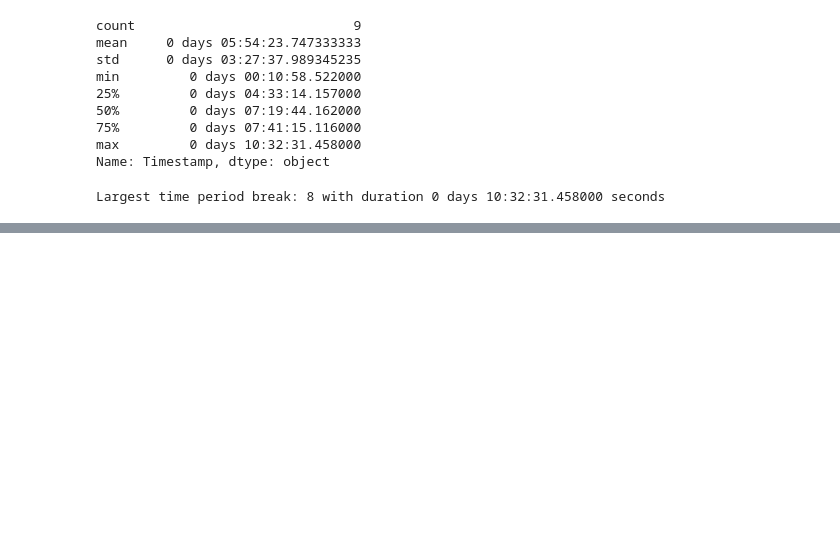
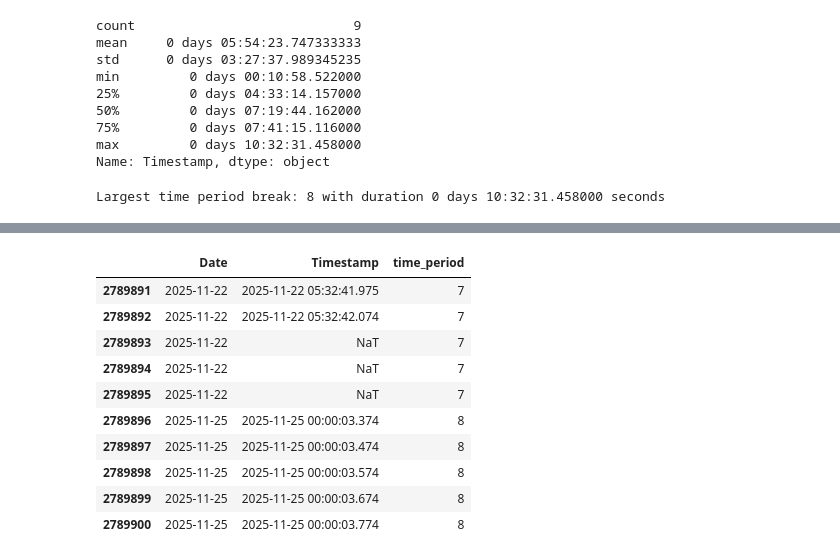
Before and after one commit to shaoyinz/Traxen_Driver_Override, a Jupyter notebook: jupyter_notebooks/override.ipynb, the cells around one changed output, grey strips where cells are left out. Cells and saved outputs as stored; diff of their text form; code cells hidden in the pictures; blank space fills up the shorter version.

```diff
--- a/jupyter_notebooks/override.ipynb
+++ b/jupyter_notebooks/override.ipynb
@@ -250,6 +265,6 @@ periods.head()
 # %%
 # average amount of time of each time period
-period_durations = periods['Timestamp'].agg(lambda x: x.max() - x.min())
+period_durations = test1.groupby("time_period")["Timestamp"].agg(lambda x: x.max() - x.min())
 print(period_durations.describe())
 # %% [output]
 count                            9
@@ -274,6 +289,6 @@ view = pd.concat([
 	test1[test1['time_period'] == largest_break_idx - 1].tail(),
 	test1[test1['time_period'] == largest_break_idx].head()
 ])
-view[['Date', 'Timestamp', 'time_period', 'elapsed_s']]
+view[['Date', 'Timestamp', 'time_period']]
 # %% [output]
 Largest time period break: 8 with duration 0 days 10:32:31.458000 seconds
@@ -281,3 +295,14 @@ KeyError: "['elapsed_s'] not in index"
+|  | Date | Timestamp | time_period |
+| 2789891 | 2025-11-22 | 2025-11-22 05:32:41.975 | 7 |
+| 2789892 | 2025-11-22 | 2025-11-22 05:32:42.074 | 7 |
+| 2789893 | 2025-11-22 | NaT | 7 |
+| 2789894 | 2025-11-22 | NaT | 7 |
+| 2789895 | 2025-11-22 | NaT | 7 |
+| 2789896 | 2025-11-25 | 2025-11-25 00:00:03.374 | 8 |
+| 2789897 | 2025-11-25 | 2025-11-25 00:00:03.474 | 8 |
+| 2789898 | 2025-11-25 | 2025-11-25 00:00:03.574 | 8 |
+| 2789899 | 2025-11-25 | 2025-11-25 00:00:03.674 | 8 |
+| 2789900 | 2025-11-25 | 2025-11-25 00:00:03.774 | 8 |
 # %%
 # get raw timestamps and find differences
 ts_raw = test1['Timestamp']
```
Also changed, not shown: parts of 9 cells of this notebook.
